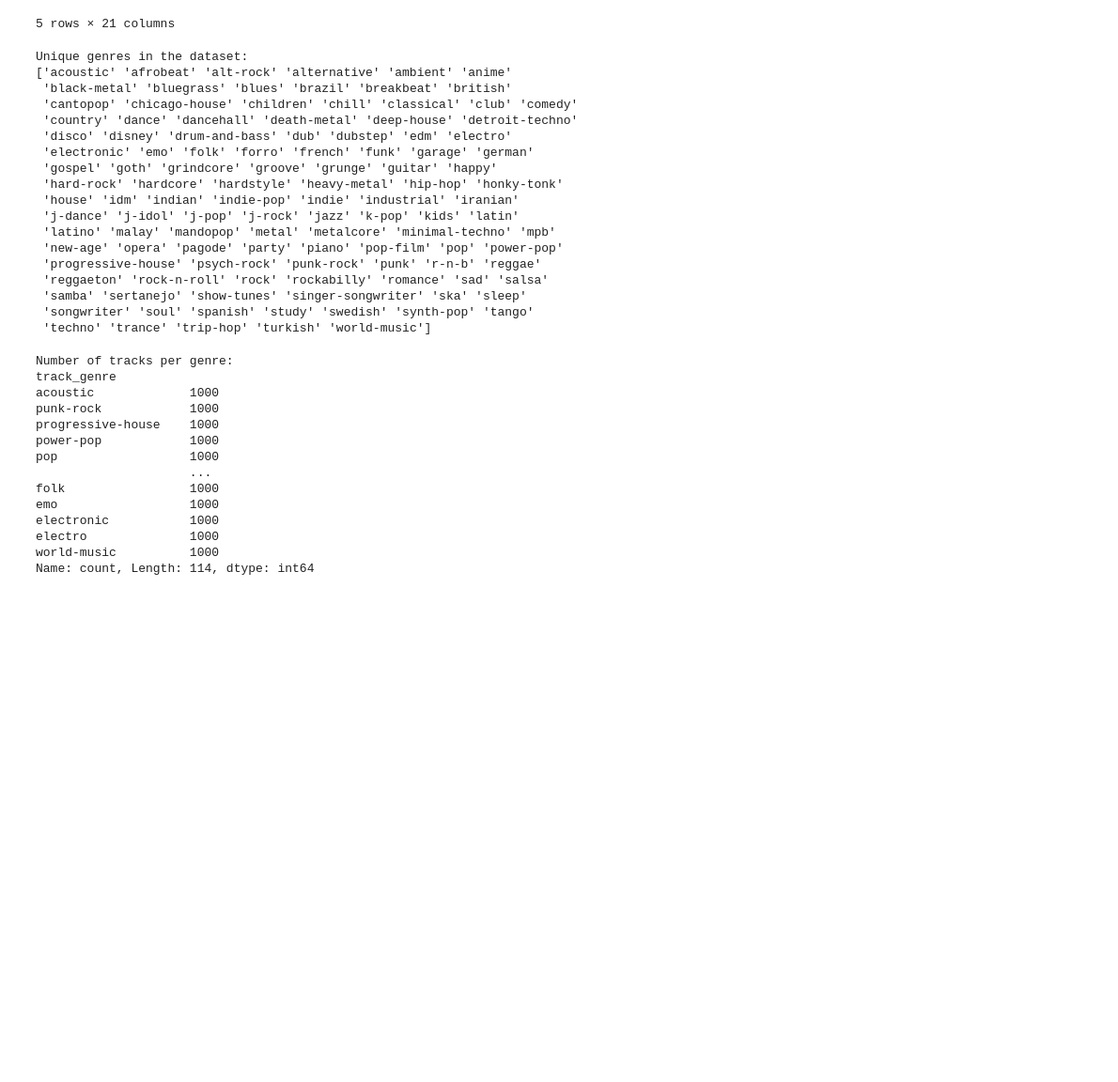
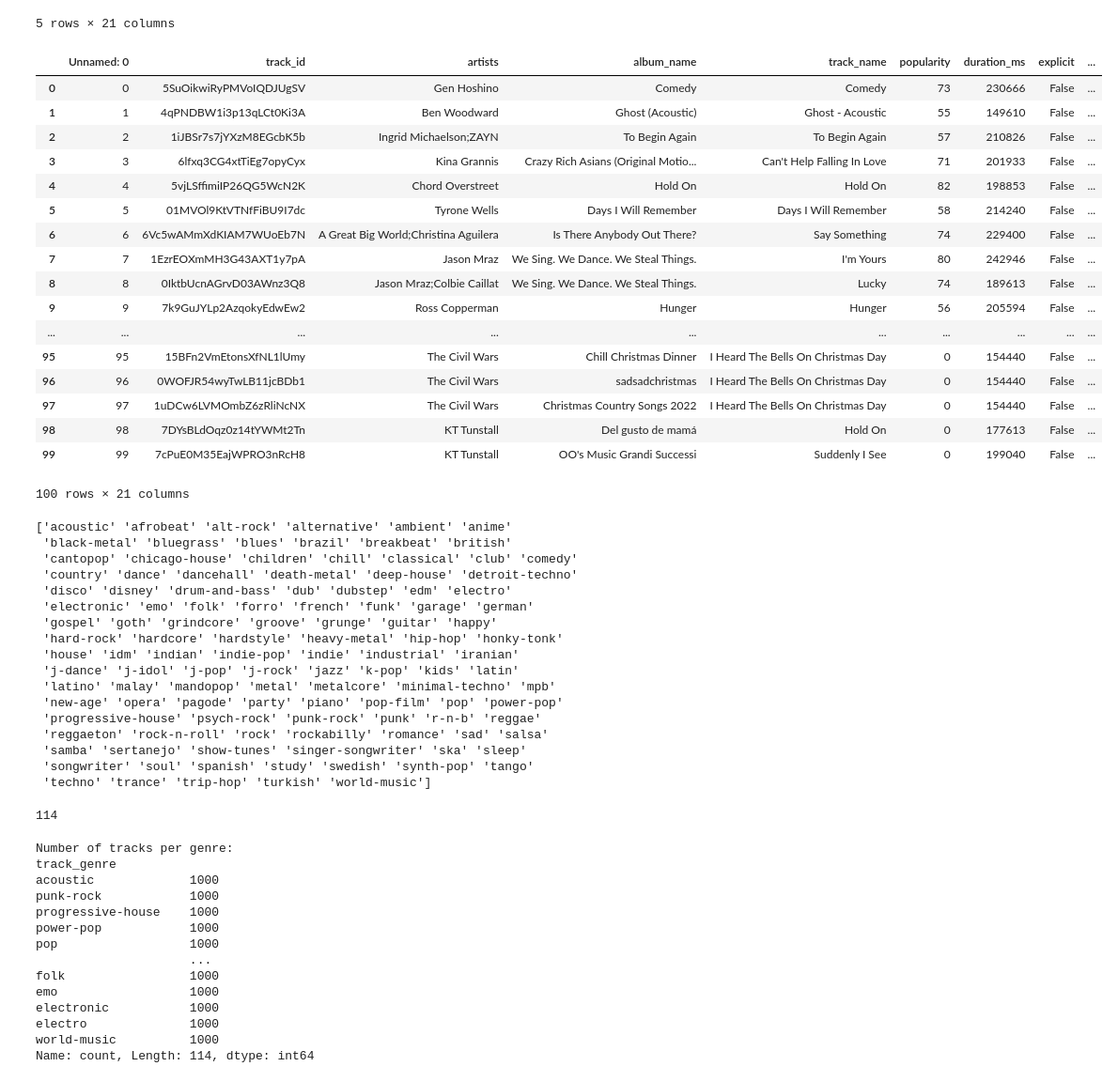
Before and after one commit to floyd-confusion/moodio, a Jupyter notebook: explorer.ipynb, the cells around one changed output. Shown at 94% size. Cells and saved outputs as stored; diff of their text form; code cells hidden in the pictures; blank space fills up the shorter version.

```diff
--- a/explorer.ipynb
+++ b/explorer.ipynb
@@ -14,3 +14,4 @@ import os
 import pandas as pd
 
 os.getcwd()
+pd.options.display.max_rows = 4000
@@ -30,13 +41,33 @@ df.head()
 | 3 | 3 | 6lfxq3CG4xtTiEg7opyCyx | Kina Grannis | Crazy Rich Asians (Original Motio... | Can't Help Falling In Love | 71 | 201933 | False | ... |
 | 4 | 4 | 5vjLSffimiIP26QG5WcN2K | Chord Overstreet | Hold On | Hold On | 82 | 198853 | False | ... |
 5 rows × 21 columns
+# %%
+df.head(100)
+# %% [output]
+|  | Unnamed: 0 | track_id | artists | album_name | track_name | popularity | duration_ms | explicit | ... |
+| 0 | 0 | 5SuOikwiRyPMVoIQDJUgSV | Gen Hoshino | Comedy | Comedy | 73 | 230666 | False | ... |
+| 1 | 1 | 4qPNDBW1i3p13qLCt0Ki3A | Ben Woodward | Ghost (Acoustic) | Ghost - Acoustic | 55 | 149610 | False | ... |
+| 2 | 2 | 1iJBSr7s7jYXzM8EGcbK5b | Ingrid Michaelson;ZAYN | To Begin Again | To Begin Again | 57 | 210826 | False | ... |
+| 3 | 3 | 6lfxq3CG4xtTiEg7opyCyx | Kina Grannis | Crazy Rich Asians (Original Motio... | Can't Help Falling In Love | 71 | 201933 | False | ... |
+| 4 | 4 | 5vjLSffimiIP26QG5WcN2K | Chord Overstreet | Hold On | Hold On | 82 | 198853 | False | ... |
+| 5 | 5 | 01MVOl9KtVTNfFiBU9I7dc | Tyrone Wells | Days I Will Remember | Days I Will Remember | 58 | 214240 | False | ... |
+| 6 | 6 | 6Vc5wAMmXdKIAM7WUoEb7N | A Great Big World;Christina Aguilera | Is There Anybody Out There? | Say Something | 74 | 229400 | False | ... |
+| 7 | 7 | 1EzrEOXmMH3G43AXT1y7pA | Jason Mraz | We Sing. We Dance. We Steal Things. | I'm Yours | 80 | 242946 | False | ... |
+| 8 | 8 | 0IktbUcnAGrvD03AWnz3Q8 | Jason Mraz;Colbie Caillat | We Sing. We Dance. We Steal Things. | Lucky | 74 | 189613 | False | ... |
+| 9 | 9 | 7k9GuJYLp2AzqokyEdwEw2 | Ross Copperman | Hunger | Hunger | 56 | 205594 | False | ... |
+| ... | ... | ... | ... | ... | ... | ... | ... | ... | ... |
+| 95 | 95 | 15BFn2VmEtonsXfNL1lUmy | The Civil Wars | Chill Christmas Dinner | I Heard The Bells On Christmas Day | 0 | 154440 | False | ... |
+| 96 | 96 | 0WOFJR54wyTwLB11jcBDb1 | The Civil Wars | sadsadchristmas | I Heard The Bells On Christmas Day | 0 | 154440 | False | ... |
+| 97 | 97 | 1uDCw6LVMOmbZ6zRliNcNX | The Civil Wars | Christmas Country Songs 2022 | I Heard The Bells On Christmas Day | 0 | 154440 | False | ... |
+| 98 | 98 | 7DYsBLdOqz0z14tYWMt2Tn | KT Tunstall | Del gusto de mamá | Hold On | 0 | 177613 | False | ... |
+| 99 | 99 | 7cPuE0M35EajWPRO3nRcH8 | KT Tunstall | OO's Music Grandi Successi | Suddenly I See | 0 | 199040 | False | ... |
+100 rows × 21 columns
 # %%
 # Get unique values in the track_genre column
 unique_genres = df['track_genre'].unique()
-print("Unique genres in the dataset:")
 print(unique_genres)
+len(unique_genres)
 # %% [output]
-Unique genres in the dataset:
 ['acoustic' 'afrobeat' 'alt-rock' 'alternative' 'ambient' 'anime'
  'black-metal' 'bluegrass' 'blues' 'brazil' 'breakbeat' 'british'
  'cantopop' 'chicago-house' 'children' 'chill' 'classical' 'club' 'comedy'
@@ -54,6 +85,7 @@ Unique genres in the dataset:
  'samba' 'sertanejo' 'show-tunes' 'singer-songwriter' 'ska' 'sleep'
  'songwriter' 'soul' 'spanish' 'study' 'swedish' 'synth-pop' 'tango'
  'techno' 'trance' 'trip-hop' 'turkish' 'world-music']
+114
 # %%
 # Count tracks for each genre
 genre_counts = df['track_genre'].value_counts()
```
Also changed, not shown: parts of 2 cells of this notebook, 3 other files.
